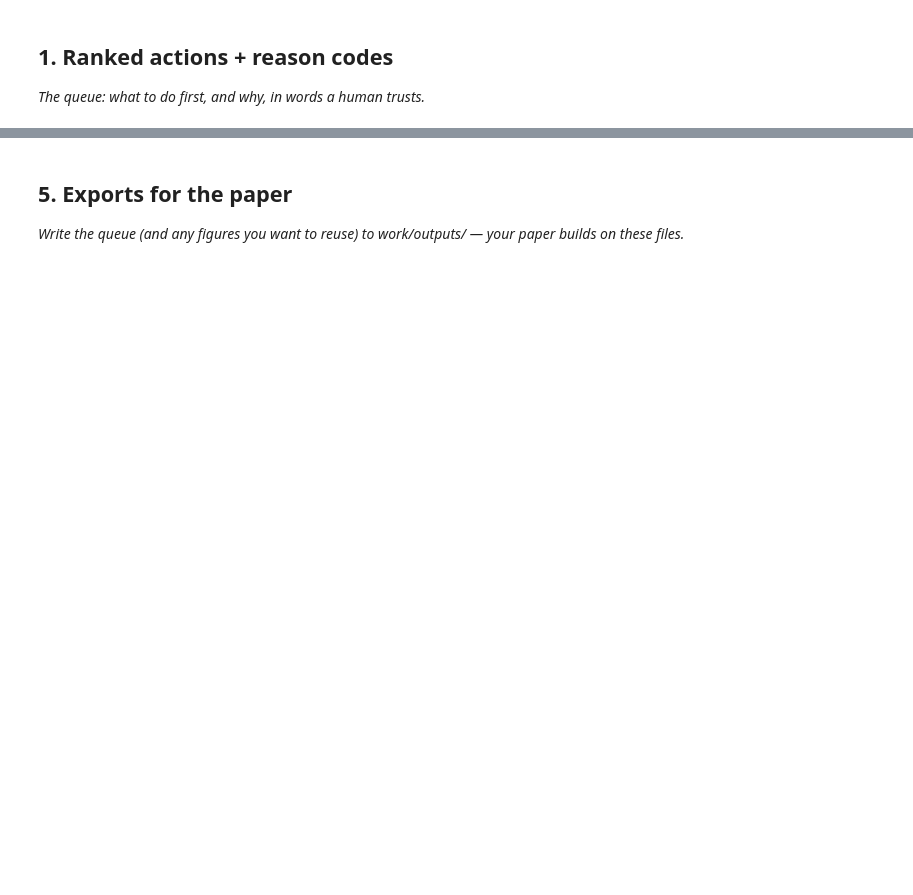
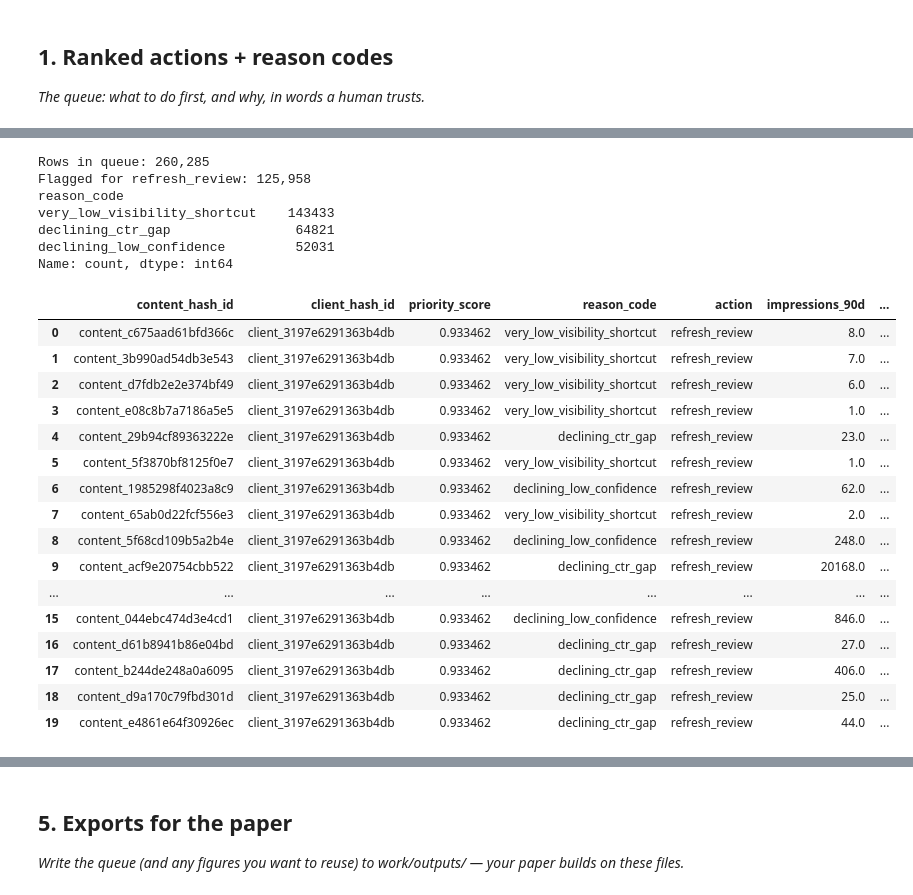
Before and after one commit to MissNaliaka/SEO-Content-Opportunity-Scoring, a Jupyter notebook: work/notebooks/w07_action_playbook.ipynb, the cells around one changed output, grey strips where cells are left out. Cells and saved outputs as stored; diff of their text form; code cells hidden in the pictures; blank space fills up the shorter version.

```diff
--- a/work/notebooks/w07_action_playbook.ipynb
+++ b/work/notebooks/w07_action_playbook.ipynb
@@ -12,0 +115,18 @@ This skeleton is yours to fill. Work the sections **in order** — each one has
+# %%
+RANDOM_STATE = 42
+N_FOLDS = 5
+
+client_sizes = model_df.groupby("client_hash_id").size().sort_values(ascending=False)
+fold_totals = np.zeros(N_FOLDS, dtype=int)
+client_to_fold = {}
+for client, size in client_sizes.items():
+    smallest_fold = int(np.argmin(fold_totals))
+    client_to_fold[client] = smallest_fold
+    fold_totals[smallest_fold] += size
+
+print("Rows per fold after size-balancing:")
+for f in range(N_FOLDS):
+    n_clients = sum(1 for v in client_to_fold.values() if v == f)
+    print(f"  fold {f}: {fold_totals[f]:>7,} rows across {n_clients} clients")
+
+model_df["fold"] = model_df["client_hash_id"].map(client_to_fold)
@@ -12,0 +225,52 @@ This skeleton is yours to fill. Work the sections **in order** — each one has
+# %%
+# This cell is for CODE (numbers, a query, a check).
+# Write your text answer in the cell ABOVE this one — typing sentences here breaks Run All.
+import numpy as np
+import pandas as pd
+
+playbook_df = model_df.copy()
+playbook_df["priority_score"] = oof_scores["decision_tree"]
+
+def reason_code(row):
+    if row["impressions_90d"] < 12:
+        return "very_low_visibility_shortcut"  # the w05/w06 caveat: near-zero counts trip the label mechanically
+    if row["ctr"] < 0.4 and 0 < row["avg_position_90d"] <= 20:
+        return "declining_ctr_gap"  # matches w04's confirmed CTR-vs-position signal
+    return "declining_low_confidence"
+
+playbook_df["reason_code"] = playbook_df.apply(reason_code, axis=1)
+playbook_df["action"] = np.where(playbook_df["priority_score"] >= 0.5, "refresh_review", "monitor")
+
+queue_cols = ["content_hash_id", "client_hash_id", "priority_score", "reason_code", "action",
+              "impressions_90d", "avg_position_90d", "ctr", "imp_early", "imp_late", "content_type"]
+ranked_queue = playbook_df.sort_values("priority_score", ascending=False).reset_index(drop=True)[queue_cols]
+
+print(f"Rows in queue: {len(ranked_queue):,}")
+print(f"Flagged for refresh_review: {(ranked_queue['action'] == 'refresh_review').sum():,}")
+print(ranked_queue["reason_code"].value_counts())
+ranked_queue.head(20)
+# %% [output]
+Rows in queue: 260,285
+Flagged for refresh_review: 125,958
+reason_code
+very_low_visibility_shortcut    143433
+declining_ctr_gap                64821
+declining_low_confidence         52031
+Name: count, dtype: int64
+|  | content_hash_id | client_hash_id | priority_score | reason_code | action | impressions_90d | ... |
+| 0 | content_c675aad61bfd366c | client_3197e6291363b4db | 0.933462 | very_low_visibility_shortcut | refresh_review | 8.0 | ... |
+| 1 | content_3b990ad54db3e543 | client_3197e6291363b4db | 0.933462 | very_low_visibility_shortcut | refresh_review | 7.0 | ... |
+| 2 | content_d7fdb2e2e374bf49 | client_3197e6291363b4db | 0.933462 | very_low_visibility_shortcut | refresh_review | 6.0 | ... |
+| 3 | content_e08c8b7a7186a5e5 | client_3197e6291363b4db | 0.933462 | very_low_visibility_shortcut | refresh_review | 1.0 | ... |
+| 4 | content_29b94cf89363222e | client_3197e6291363b4db | 0.933462 | declining_ctr_gap | refresh_review | 23.0 | ... |
+| 5 | content_5f3870bf8125f0e7 | client_3197e6291363b4db | 0.933462 | very_low_visibility_shortcut | refresh_review | 1.0 | ... |
+| 6 | content_1985298f4023a8c9 | client_3197e6291363b4db | 0.933462 | declining_low_confidence | refresh_review | 62.0 | ... |
+| 7 | content_65ab0d22fcf556e3 | client_3197e6291363b4db | 0.933462 | very_low_visibility_shortcut | refresh_review | 2.0 | ... |
+| 8 | content_5f68cd109b5a2b4e | client_3197e6291363b4db | 0.933462 | declining_low_confidence | refresh_review | 248.0 | ... |
+| 9 | content_acf9e20754cbb522 | client_3197e6291363b4db | 0.933462 | declining_ctr_gap | refresh_review | 20168.0 | ... |
+| ... | ... | ... | ... | ... | ... | ... | ... |
+| 15 | content_044ebc474d3e4cd1 | client_3197e6291363b4db | 0.933462 | declining_low_confidence | refresh_review | 846.0 | ... |
+| 16 | content_d61b8941b86e04bd | client_3197e6291363b4db | 0.933462 | declining_ctr_gap | refresh_review | 27.0 | ... |
+| 17 | content_b244de248a0a6095 | client_3197e6291363b4db | 0.933462 | declining_ctr_gap | refresh_review | 406.0 | ... |
+| 18 | content_d9a170c79fbd301d | client_3197e6291363b4db | 0.933462 | declining_ctr_gap | refresh_review | 25.0 | ... |
+| 19 | content_e4861e64f30926ec | client_3197e6291363b4db | 0.933462 | declining_ctr_gap | refresh_review | 44.0 | ... |
```
Also changed, not shown: parts of 12 cells of this notebook.
